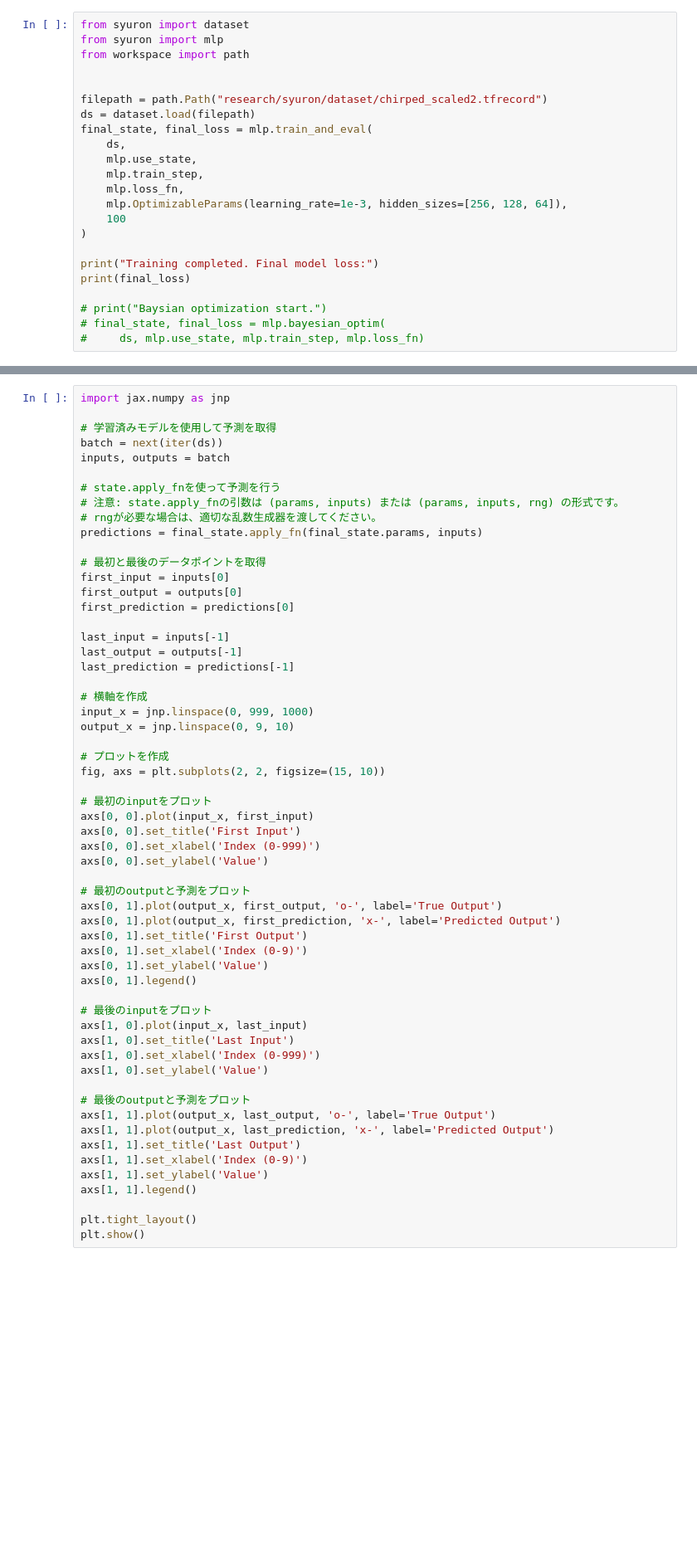
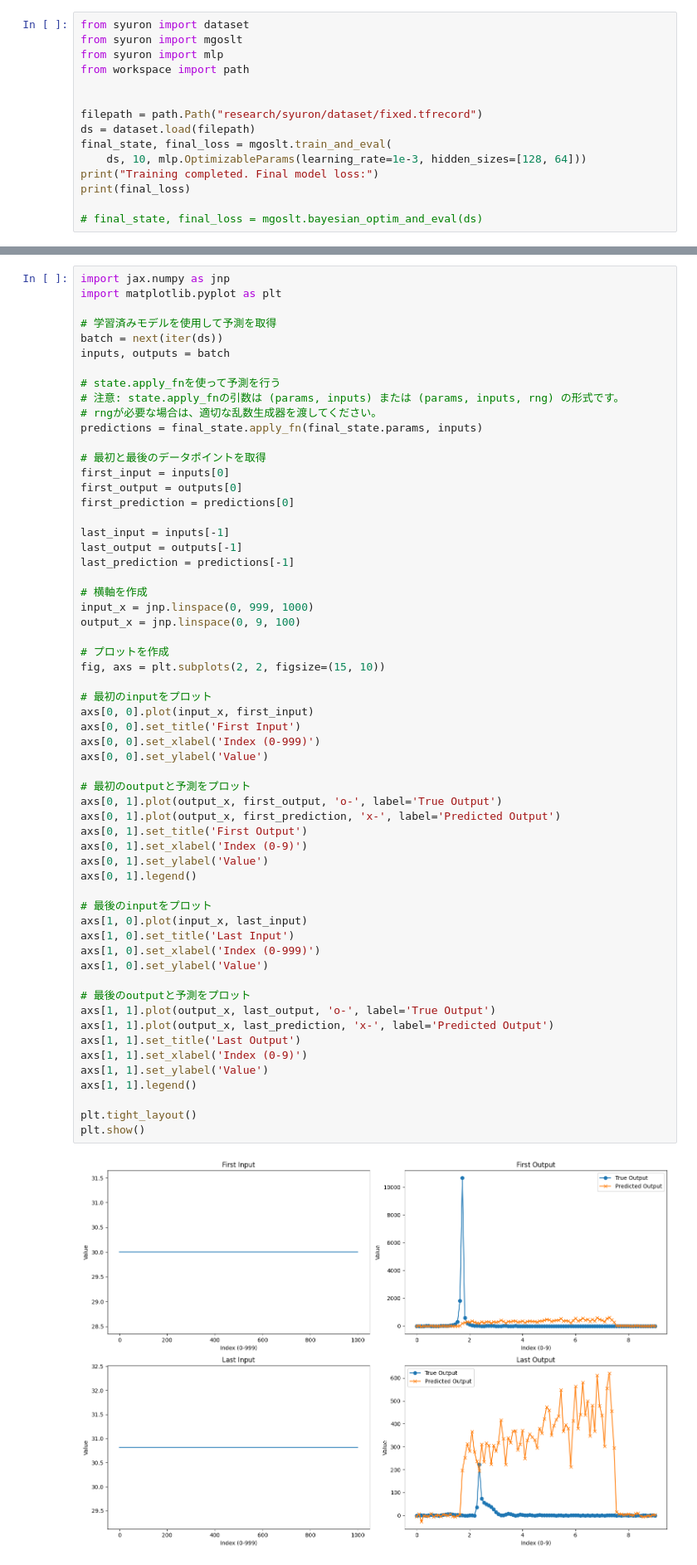
Before and after one commit to Xo1otl/mictlan, a Jupyter notebook: research/syuron/examples/train.ipynb, the cells around one changed output, grey strips where cells are left out. Shown at 83% size. Cells and saved outputs as stored; diff of their text form; blank space fills up the shorter version.

```diff
--- a/research/syuron/examples/train.ipynb
+++ b/research/syuron/examples/train.ipynb
@@ -66,24 +75,16 @@ plt.show()
 # %%
 from syuron import dataset
+from syuron import mgoslt
 from syuron import mlp
 from workspace import path
 
 
-filepath = path.Path("research/syuron/dataset/chirped_scaled2.tfrecord")
+filepath = path.Path("research/syuron/dataset/fixed.tfrecord")
 ds = dataset.load(filepath)
-final_state, final_loss = mlp.train_and_eval(
-    ds,
-    mlp.use_state,
-    mlp.train_step,
-    mlp.loss_fn,
-    mlp.OptimizableParams(learning_rate=1e-3, hidden_sizes=[256, 128, 64]),
-    100
-)
-
+final_state, final_loss = mgoslt.train_and_eval(
+    ds, 10, mlp.OptimizableParams(learning_rate=1e-3, hidden_sizes=[128, 64]))
 print("Training completed. Final model loss:")
 print(final_loss)
 
-# print("Baysian optimization start.")
-# final_state, final_loss = mlp.bayesian_optim(
-#     ds, mlp.use_state, mlp.train_step, mlp.loss_fn)
+# final_state, final_loss = mgoslt.bayesian_optim_and_eval(ds)
 # %% [output]
@@ -103,5 +104,6 @@ Epoch 11: Average Loss = 1.3962284326553345
 # %%
 import jax.numpy as jnp
+import matplotlib.pyplot as plt
 
 # 学習済みモデルを使用して予測を取得
 batch = next(iter(ds))
@@ -123,7 +125,7 @@ last_prediction = predictions[-1]
 
 # 横軸を作成
 input_x = jnp.linspace(0, 999, 1000)
-output_x = jnp.linspace(0, 9, 10)
+output_x = jnp.linspace(0, 9, 100)
 
 # プロットを作成
 fig, axs = plt.subplots(2, 2, figsize=(15, 10))
@@ -132,30 +134,31 @@ fig, axs = plt.subplots(2, 2, figsize=(15, 10))
 axs[0, 0].plot(input_x, first_input)
 axs[0, 0].set_title('First Input')
 axs[0, 0].set_xlabel('Index (0-999)')
 axs[0, 0].set_ylabel('Value')
 
 # 最初のoutputと予測をプロット
 axs[0, 1].plot(output_x, first_output, 'o-', label='True Output')
 axs[0, 1].plot(output_x, first_prediction, 'x-', label='Predicted Output')
 axs[0, 1].set_title('First Output')
 axs[0, 1].set_xlabel('Index (0-9)')
 axs[0, 1].set_ylabel('Value')
 axs[0, 1].legend()
 
 # 最後のinputをプロット
 axs[1, 0].plot(input_x, last_input)
 axs[1, 0].set_title('Last Input')
 axs[1, 0].set_xlabel('Index (0-999)')
 axs[1, 0].set_ylabel('Value')
 
 # 最後のoutputと予測をプロット
 axs[1, 1].plot(output_x, last_output, 'o-', label='True Output')
 axs[1, 1].plot(output_x, last_prediction, 'x-', label='Predicted Output')
 axs[1, 1].set_title('Last Output')
 axs[1, 1].set_xlabel('Index (0-9)')
 axs[1, 1].set_ylabel('Value')
 axs[1, 1].legend()
 
 plt.tight_layout()
 plt.show()
 # %% [output]
+[figure, added]
```
Also changed, not shown: parts of 3 cells of this notebook, 9 other files.
